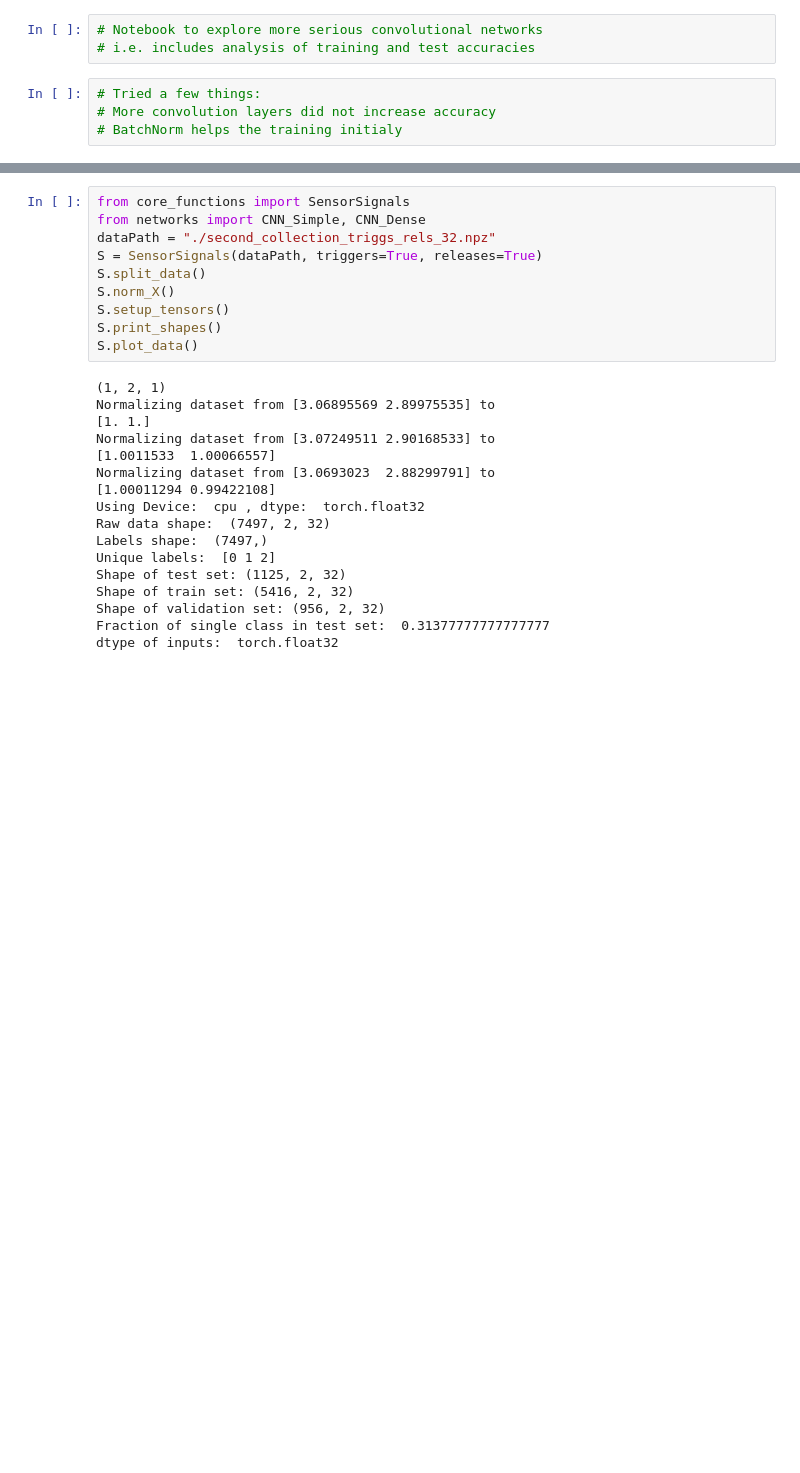
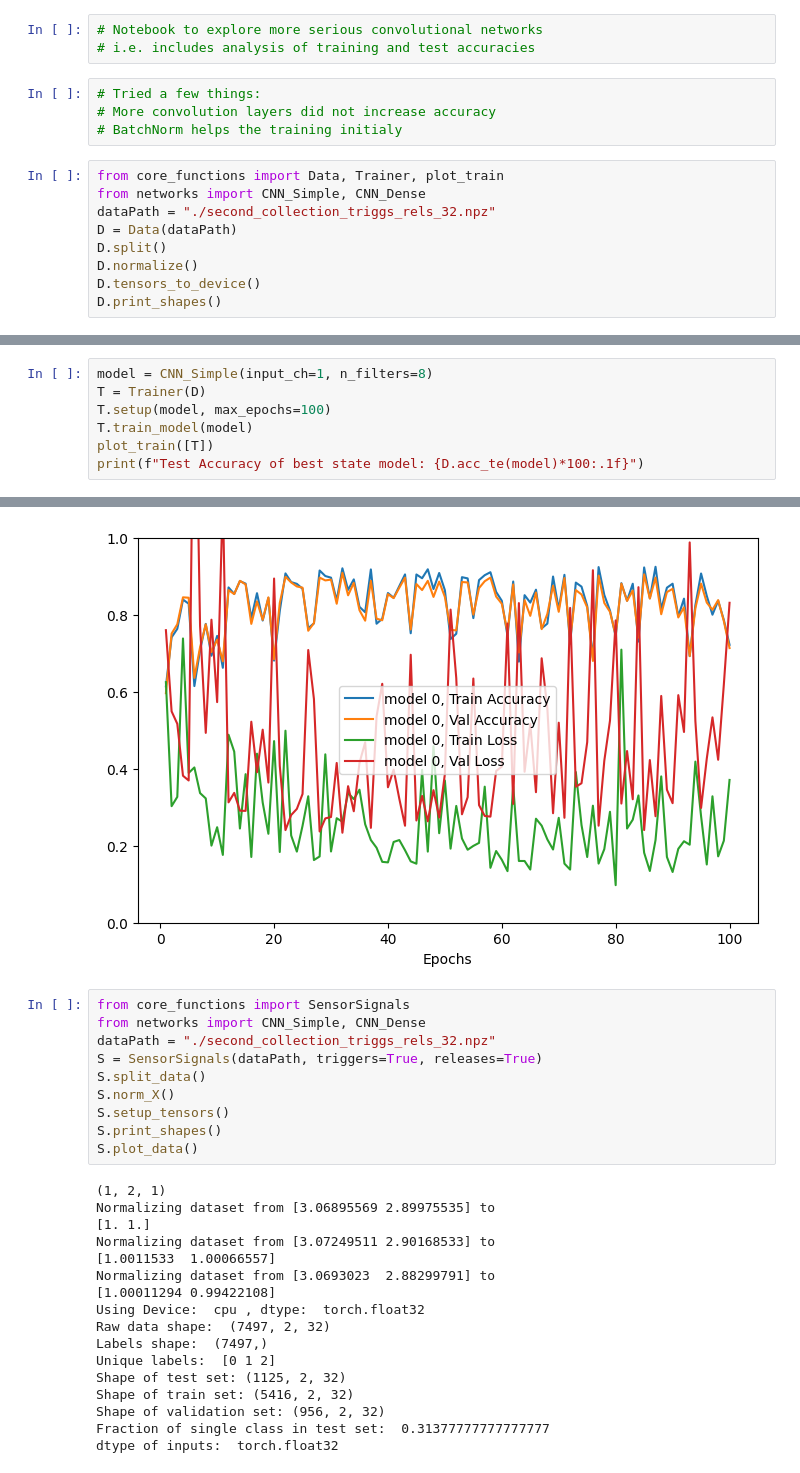
Before and after one commit to GuiMacielPereira/sensor_ML, a Jupyter notebook: data_processing/serious_pytorch.sync.ipynb, the cells around one changed output, grey strips where cells are left out. Cells and saved outputs as stored; diff of their text form; blank space fills up the shorter version.

```diff
--- a/data_processing/serious_pytorch.sync.ipynb
+++ b/data_processing/serious_pytorch.sync.ipynb
@@ -5,3 +5,12 @@
 # Tried a few things:
 # More convolution layers did not increase accuracy
 # BatchNorm helps the training initialy
+# %%
+from core_functions import Data, Trainer, plot_train
+from networks import CNN_Simple, CNN_Dense
+dataPath = "./second_collection_triggs_rels_32.npz"
+D = Data(dataPath)
+D.split()
+D.normalize()
+D.tensors_to_device()
+D.print_shapes()
@@ -7,0 +31,8 @@
+# %%
+model = CNN_Simple(input_ch=1, n_filters=8)
+T = Trainer(D)
+T.setup(model, max_epochs=100)
+T.train_model(model)
+plot_train([T])
+print(f"Test Accuracy of best state model: {D.acc_te(model)*100:.1f}")
+# %% [output]
@@ -8,3 +56,4 @@
+[figure, added]
 # %%
 from core_functions import SensorSignals
 from networks import CNN_Simple, CNN_Dense
```
Also changed, not shown: parts of 4 cells of this notebook, 3 other files.
